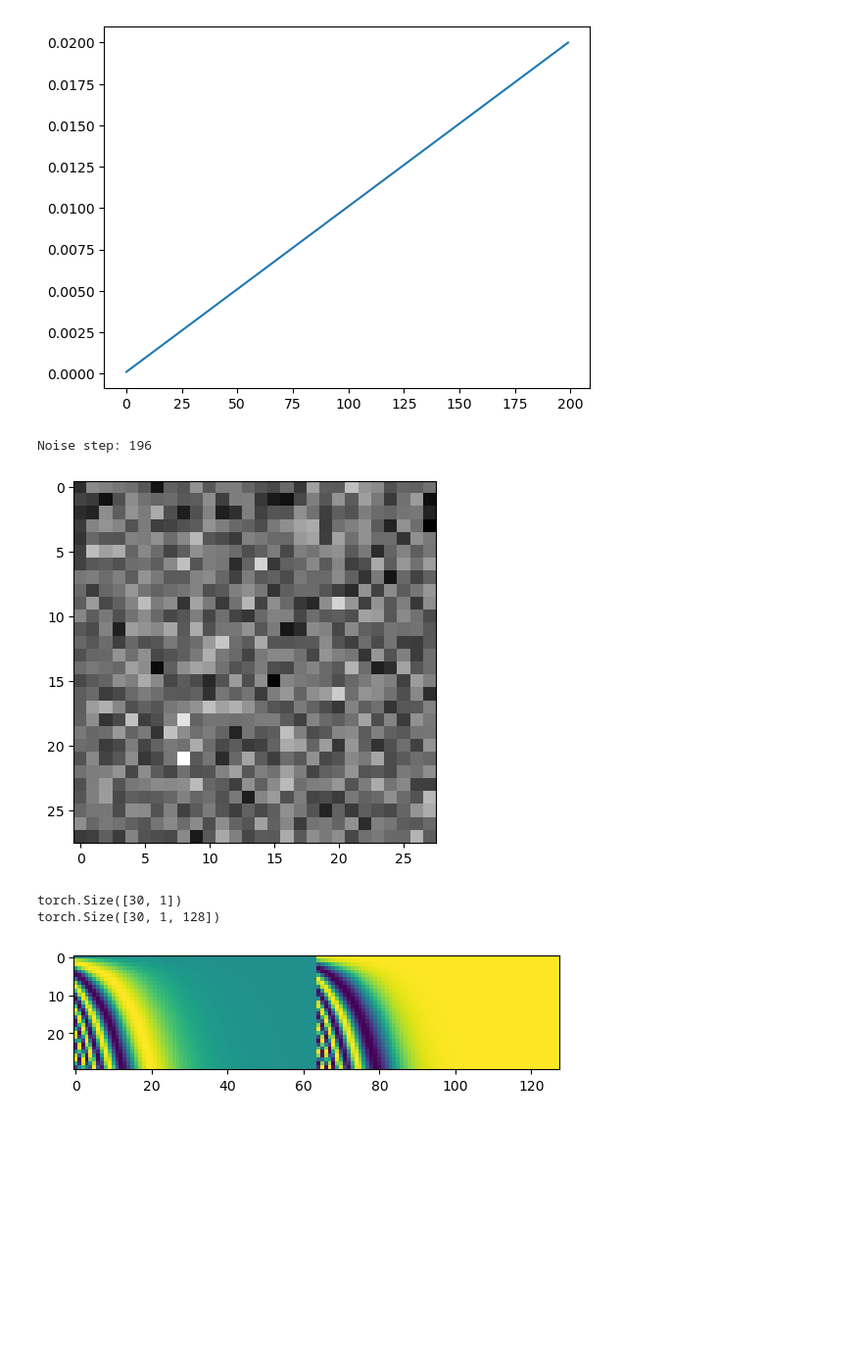
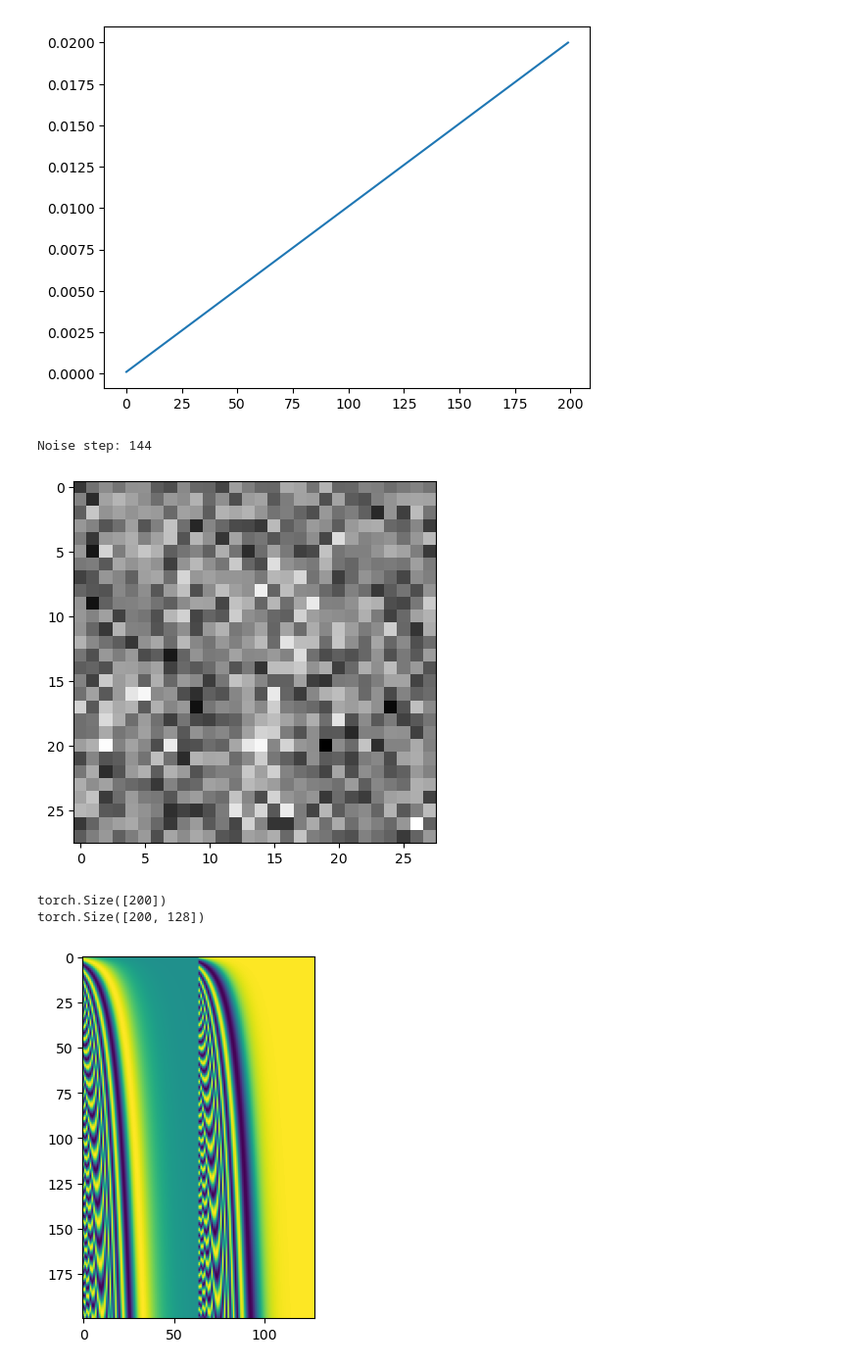
Before and after one commit to gardberg/thesis, a Jupyter notebook: diagnostics.ipynb, the cells around one changed output. Shown at 98% size. Drawn from its saved outputs; the diff is of its cells as text; code cells hidden in the pictures; blank space fills up the shorter version.

Commit message:
mnist vanilla diffusion forward pass working

```diff
--- a/diagnostics.ipynb
+++ b/diagnostics.ipynb
@@ -24,10 +23,14 @@ transform = transforms.Compose([
     transforms.Normalize((0.5,), (0.5,))
 ])
 
+batch_size = 128
+channels = 1
+height = 28
+width = 28
 
 # Load mnist
 mnist = MNIST('./data', train=True, download=True, transform=transform)
-data_loader = DataLoader(mnist, batch_size=128, shuffle=True)
+data_loader = DataLoader(mnist, batch_size=batch_size, shuffle=True)
 # %%
 image = next(iter(data_loader))[0][0]
 plt.imshow(image.squeeze(), cmap='gray');
@@ -74,8 +77,8 @@ img_noisy = q_sample(image, torch.tensor([idx]), betas)
 print(f"Noise step: {idx.item()}")
 plt.imshow(img_noisy.squeeze(), cmap='gray');
 # %% [output]
-Noise step: 196
+Noise step: 144
-[figure, old version]
+[figure, new version]
 # %%
 # Define some useful helper stuff
 
@@ -99,7 +102,7 @@ def Upsample(dim):
 def Downsample(dim):
     return nn.Conv2d(dim, dim, kernel_size=4, stride=2, padding=1)
 # %%
-class SinusoidalPositionEmbeddongs(nn.Module):
+class SinusoidalPositionEmbeddings(nn.Module):
     """
     Class for time embedding a batch of time steps
     into a tensor of shape (batch_size, dim)
@@ -109,10 +112,10 @@ class SinusoidalPositionEmbeddongs(nn.Module):
         self.dim = dim
 
     def forward(self, time: torch.tensor, max_period: int = 10_000):
-        # time: (batch_size, 1)
+        # time: (batch_size,)
         # embeddings: (batch_size, dim)
 
-        assert time.dim() == 2 and time.shape[1] == 1
+        assert time.dim() == 1
 
         device = time.device
         half_dim = self.dim // 2
@@ -123,18 +126,18 @@ class SinusoidalPositionEmbeddongs(nn.Module):
 
         return emb
 # %%
-t = torch.arange(0, 30).unsqueeze(-1)
+t = torch.arange(0, 200)
 print(t.shape)
-sinusoidal_embedding = SinusoidalPositionEmbeddongs(128)
+sinusoidal_embedding = SinusoidalPositionEmbeddings(128)
 emb = sinusoidal_embedding(t)
 print(emb.shape)
 
 # plot the embeddings
-plt.imshow(emb.view(-1, 128).detach().numpy());
+plt.imshow(emb.detach().numpy());
 # %% [output]
-torch.Size([30, 1])
-torch.Size([30, 1, 128])
+torch.Size([200])
+torch.Size([200, 128])
-[figure, old version]
+[figure, new version]
 # %%
 # Blocks for U-net
 class Block(nn.Module):
```
Also changed, not shown: parts of 9 cells of this notebook.
